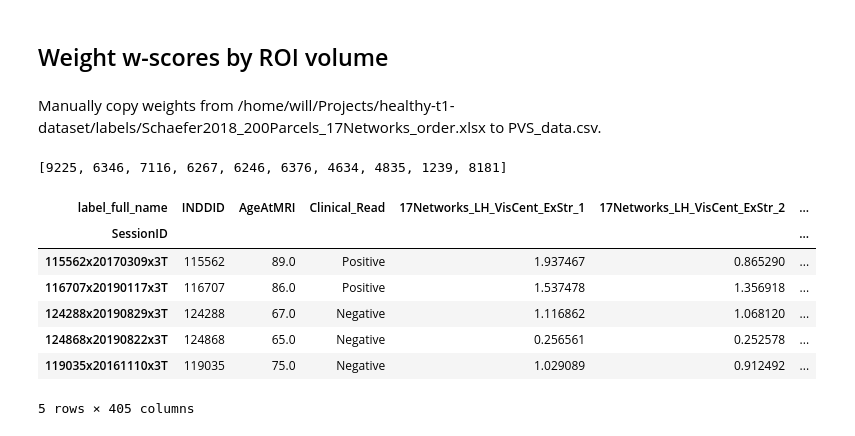
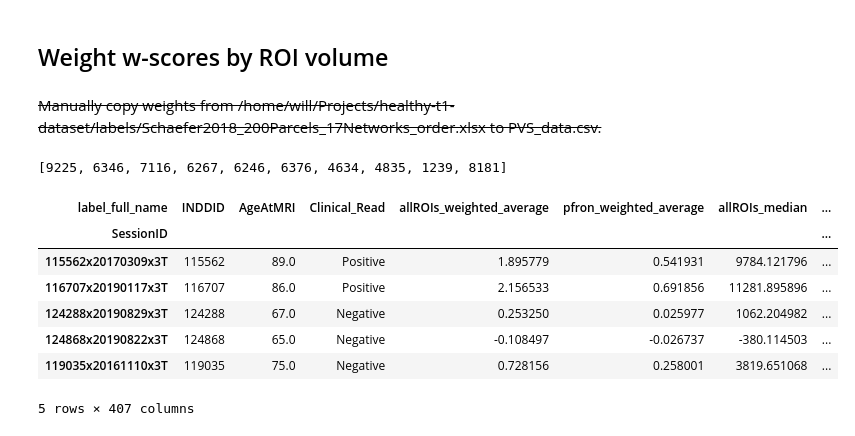
Before and after one commit to willtack/pvs-atrophy, a Jupyter notebook: code/notebooks/aggregate_data.ipynb, the cells around one changed output. Saved outputs shown, nothing was run; the diff lists cells and outputs as text; code cells hidden in the pictures.

```diff
--- a/code/notebooks/aggregate_data.ipynb
+++ b/code/notebooks/aggregate_data.ipynb
@@ -85,17 +85,17 @@ d[122975]
 # %%
 for k in d.keys():
     # k is INDDID; assign k's Age and Read to respective columns in main dataframe
-    pvs_df.loc[(pvs_df.INDDID==str(k)),'AgeAtMRI']=d[k][0]
-    pvs_df.loc[(pvs_df.INDDID==str(k)),'Clinical_Read']=d[k][1]
+    wscore_df.loc[(wscore_df.INDDID==str(k)),'AgeAtMRI']=d[k][0]
+    wscore_df.loc[(wscore_df.INDDID==str(k)),'Clinical_Read']=d[k][1]
 
     # shift columns to first position
-    age = pvs_df.pop('AgeAtMRI')
-    read = pvs_df.pop('Clinical_Read')
-    pvs_df.insert(1, 'AgeAtMRI', age)
-    pvs_df.insert(2, 'Clinical_Read', read)
+    age = wscore_df.pop('AgeAtMRI')
+    read = wscore_df.pop('Clinical_Read')
+    wscore_df.insert(1, 'AgeAtMRI', age)
+    wscore_df.insert(2, 'Clinical_Read', read)
 
-pvs_df.to_csv(os.path.join(local_dir, 'PVS_data.csv'))
-pvs_df.head()
+wscore_df.to_csv(os.path.join(local_dir, 'wscore_data.csv'))
+wscore_df.head()
 # %% [output]
 | label_full_name | INDDID | AgeAtMRI | Clinical_Read | 17Networks_LH_VisCent_ExStr_1 | 17Networks_LH_VisCent_ExStr_2 | ... |
 | SessionID |  |  |  |  |  | ... |
@@ -145,7 +145,7 @@ print(len(set(neg_temp_wscores)))
 # %% [markdown]
 ## Weight w-scores by ROI volume
 # %% [markdown]
-Manually copy weights from /home/will/Projects/healthy-t1-dataset/labels/Schaefer2018_200Parcels_17Networks_order.xlsx to PVS_data.csv.
+~~Manually copy weights from /home/will/Projects/healthy-t1-dataset/labels/Schaefer2018_200Parcels_17Networks_order.xlsx to PVS_data.csv.~~
 # %%
 vol_list = list(label_df['volume'])
 vol_list[0:10]
@@ -154,8 +154,8 @@ vol_list[0:10]
 # %%
 # go through every column of pvs_data (i.e. every ROI) and multiply by corresponding volume
 # gives a tuple of column name and series for each column in the dataframe
-w_pvs_df = pvs_df.copy()
-for (column_name, column_data) in pvs_df.items():
+w_wscore_df = wscore_df.copy()
+for (column_name, column_data) in wscore_df.items():
     if '17Networks' in column_name:
         abbrev_name = column_name.split('17Networks_')[1]
         volume = label_df.loc[(label_df.label_abbrev_name==abbrev_name),'volume']
@@ -166,14 +166,16 @@ for (column_name, column_data) in pvs_df.items():
 
         # assign weighted values to new column
         new_col_name = 'weighted_' + column_name
-        w_pvs_df[new_col_name] = weighted_wscores
+        w_wscore_df[new_col_name] = weighted_wscores
 # %%
 # calculate weighted averages for all regions, frontal regions, etc. and insert into dataframe
 wa_total_list = []
 wa_pfron_list = []
-for index, row in w_pvs_df.iterrows():
+total_median_list = []
+pfron_median_list = []
+for index, row in w_wscore_df.iterrows():
 
-    sum_weights = np.sum(label_df['volume']) # be careful of order
+    sum_weights = np.sum(label_df['volume'])
     weighted_cols = [col for col in row.index if col.startswith('weighted')]
 
     # calculate weighted average for all 200 regions
@@ -187,23 +189,31 @@ for index, row in w_pvs_df.iterrows():
     pfron_weighted = np.sum(pfron_weighted_wscores)
     wa_pfron = np.divide(pfron_weighted, sum_weights)
 
+    # calculate median for all 200 regions
+    total_median = np.median(weighted_wscores)
+    total_median_list.append(total_median)
+    pfron_median = np.median(pfron_weighted_wscores)
+    pfron_median_list.append(pfron_median)
+
     wa_total_list.append(wa_total)
     wa_pfron_list.append(wa_pfron)
 
 
 # assign weighted averages to new column(s)
-w_pvs_df.insert(len(w_pvs_df.columns), 'total_weighted_average', wa_total_list, allow_duplicates=False)
-w_pvs_df.insert(len(w_pvs_df.columns), 'prefrontal_weighted_average', wa_pfron_list, allow_duplicates=False)
+w_wscore_df.insert(3, 'prefrontal_median', pfron_median_list, allow_duplicates=False)
+w_wscore_df.insert(3, 'allROIs_median', total_median_list, allow_duplicates=False)
+w_wscore_df.insert(3, 'pfron_weighted_average', wa_pfron_list, allow_duplicates=False)
+w_wscore_df.insert(3, 'allROIs_weighted_average', wa_total_list, allow_duplicates=False)
 
-w_pvs_df.to_csv(os.path.join(local_dir, 'weighted_PVS_data.csv'))
+w_wscore_df.to_csv(os.path.join(local_dir, 'weighted_wscore_data.csv'))
 # %%
-w_pvs_df.head()
+w_wscore_df.head()
 # %% [output]
-| label_full_name | INDDID | AgeAtMRI | Clinical_Read | 17Networks_LH_VisCent_ExStr_1 | 17Networks_LH_VisCent_ExStr_2 | ... |
-| SessionID |  |  |  |  |  | ... |
-| 115562x20170309x3T | 115562 | 89.0 | Positive | 1.937467 | 0.865290 | ... |
-| 116707x20190117x3T | 116707 | 86.0 | Positive | 1.537478 | 1.356918 | ... |
-| 124288x20190829x3T | 124288 | 67.0 | Negative | 1.116862 | 1.068120 | ... |
-| 124868x20190822x3T | 124868 | 65.0 | Negative | 0.256561 | 0.252578 | ... |
-| 119035x20161110x3T | 119035 | 75.0 | Negative | 1.029089 | 0.912492 | ... |
+| label_full_name | INDDID | AgeAtMRI | Clinical_Read | allROIs_weighted_average | pfron_weighted_average | allROIs_median | ... |
+| SessionID |  |  |  |  |  |  | ... |
+| 115562x20170309x3T | 115562 | 89.0 | Positive | 1.895779 | 0.541931 | 9784.121796 | ... |
+| 116707x20190117x3T | 116707 | 86.0 | Positive | 2.156533 | 0.691856 | 11281.895896 | ... |
+| 124288x20190829x3T | 124288 | 67.0 | Negative | 0.253250 | 0.025977 | 1062.204982 | ... |
+| 124868x20190822x3T | 124868 | 65.0 | Negative | -0.108497 | -0.026737 | -380.114503 | ... |
+| 119035x20161110x3T | 119035 | 75.0 | Negative | 0.728156 | 0.258001 | 3819.651068 | ... |
-5 rows × 405 columns
+5 rows × 407 columns
```
Also changed, not shown: parts of 5 cells of this notebook, 8 other files.
